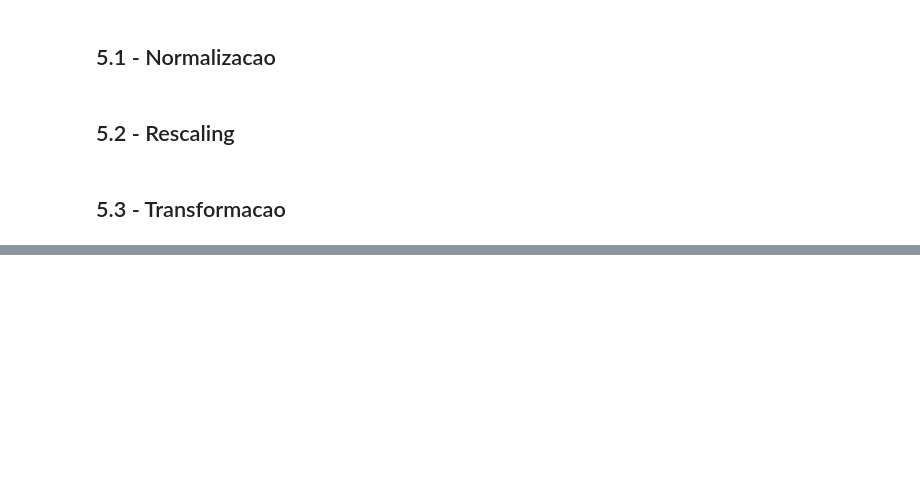
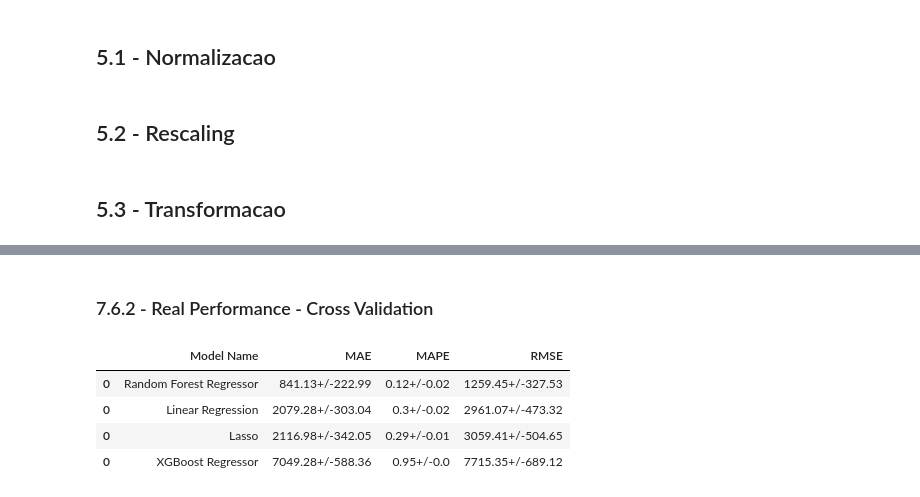
Before and after one commit to GabrielAlvesDS/rossmann-sale-prediction, a Jupyter notebook: notebooks/DS_em_Producao_-_Mod_07.ipynb, the cells around one changed output, grey strips where cells are left out. Saved outputs shown, nothing was run; the diff lists cells and outputs as text; code cells hidden in the pictures; blank space fills up the shorter version.

```diff
--- a/notebooks/DS_em_Producao_-_Mod_07.ipynb
+++ b/notebooks/DS_em_Producao_-_Mod_07.ipynb
@@ -1020,0 +1056,3 @@ lrr_result
+# %%
+rf_result_cv = cross_validation(x_training, 5, 'Random Forest Regressor', rf, verbose=True)
+rf_result_cv
@@ -1020,0 +1069,15 @@ lrr_result
+# %%
+#model
+model_xgb = xbg.XGBRegressor(objective='reg:squarederror',
+                             n_estimators=100,
+                             eta=0.01,
+                             max_depth=10,
+                             subsample=0.7,
+                             colsample_bytr## 7.5 - XGBoost Regressoree=0.9).fit(x_train, y_train)
+
+#prediction
+yhat_xgb = model_xbg.predict(x_test)
+
+#performance
+xgb_result = ml_error('XGBoost Regressor', np.expm1(y_test), np.expm1(yhat_xgb))
+xgb_result
@@ -1020,0 +1089,3 @@ lrr_result
+# %%
+xgb_result_cv = cross_validation(x_training, 5, 'XGBoost Regressor', model_xgb, verbose=True)
+xgb_result_cv
@@ -1020,0 +1114,11 @@ lrr_result
+# %% [markdown]
+### 7.6.2 - Real Performance - Cross Validation
+# %%
+modelling_result_cv = pd.concat([lr_result_cv, lrr_result_cv, rf_result_cv, xgb_result_cv])
+modelling_result_cv.sort_values('RMSE')
+# %% [output]
+|  | Model Name | MAE | MAPE | RMSE |
+| 0 | Random Forest Regressor | 841.13+/-222.99 | 0.12+/-0.02 | 1259.45+/-327.53 |
+| 0 | Linear Regression | 2079.28+/-303.04 | 0.3+/-0.02 | 2961.07+/-473.32 |
+| 0 | Lasso | 2116.98+/-342.05 | 0.29+/-0.01 | 3059.41+/-504.65 |
+| 0 | XGBoost Regressor | 7049.28+/-588.36 | 0.95+/-0.0 | 7715.35+/-689.12 |
```
Also changed, not shown: parts of 73 cells of this notebook.
